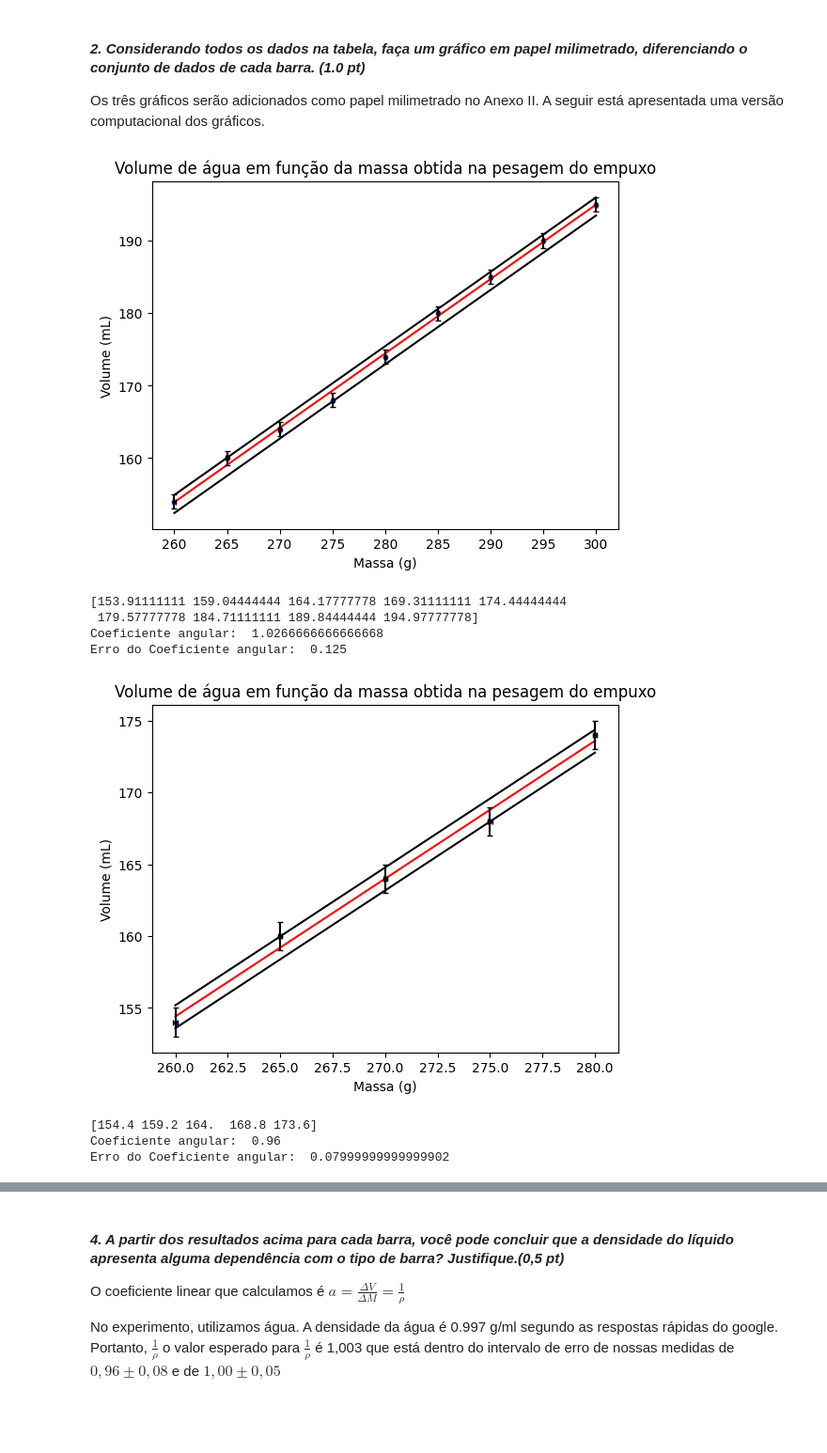
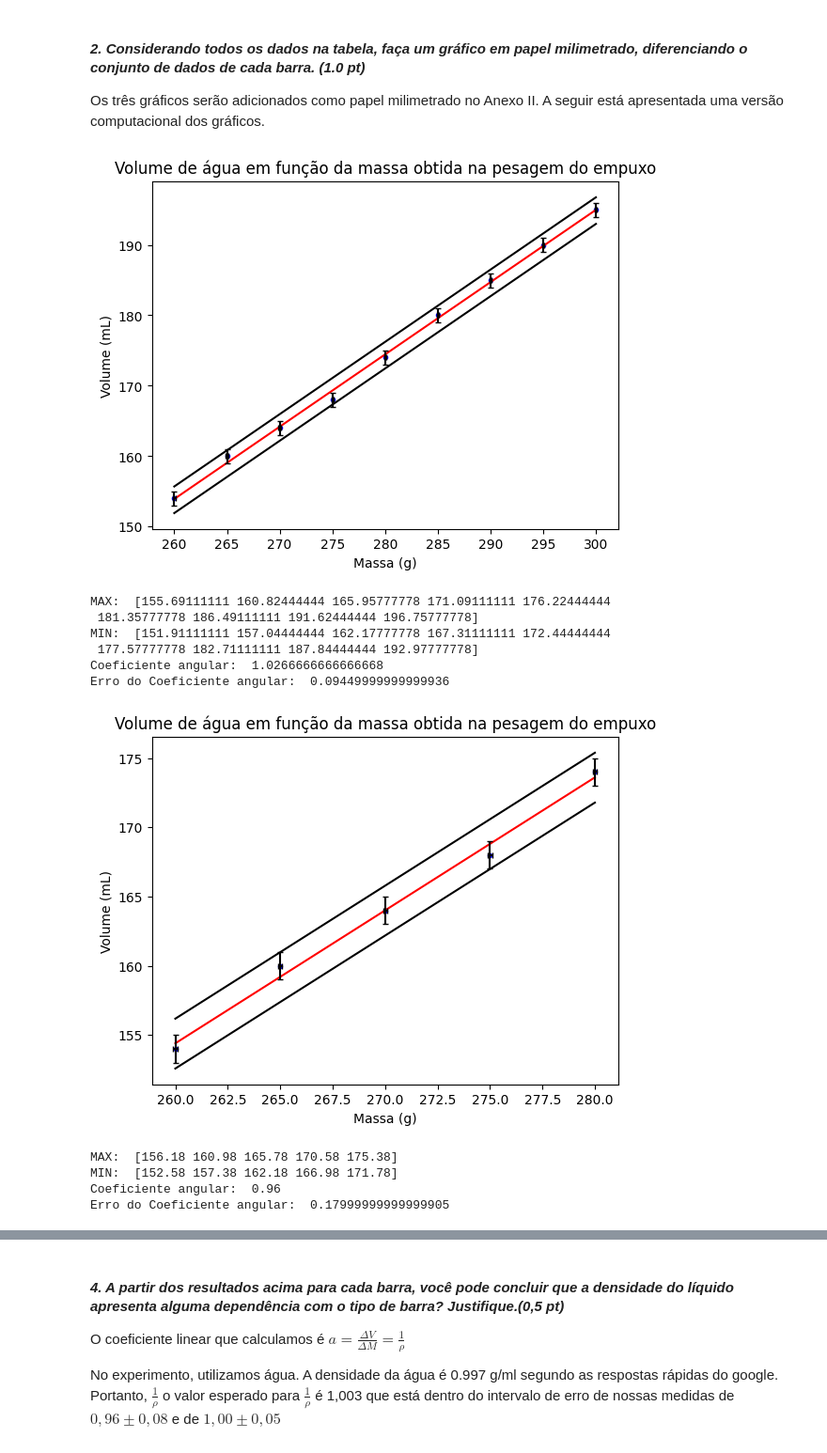
Before and after one commit to rubenskaiserman/Fisica_Experimental, a Jupyter notebook: empuxo.ipynb, the cells around one changed output, grey strips where cells are left out. Shown at 94% size. Cells and saved outputs as stored; diff of their text form; code cells hidden in the pictures; blank space fills up the shorter version.

```diff
--- a/empuxo.ipynb
+++ b/empuxo.ipynb
@@ -30,12 +30,13 @@ def graph_data(massas, volumes, erro_volume, erro_massa, upper_deviation, lower_
     plt.title('Volume de água em função da massa obtida na pesagem do empuxo')
     plt.show()
 
-    max_slope = (upperbound[-1] - lowerbound[0]) / 20
-    min_slope = (lowerbound[-1] - upperbound[0]) / 20
+    max_slope = (upperbound[-1] - lowerbound[0]) / ((len(massas) - 1) * 5)
+    min_slope = (lowerbound[-1] - upperbound[0]) / ((len(massas) - 1) * 5)
 
     erro_a = (max_slope - min_slope) / 2
 
-    print(expected)
+    print("MAX: ", upperbound)
+    print("MIN: ", lowerbound)
     print("Coeficiente angular: ",slope)
     print("Erro do Coeficiente angular: ", erro_a)
 # %% [markdown]
@@ -154,36 +163,39 @@ Os três gráficos serão adicionados como papel milimetrado no Anexo II. A segu
 # %%
 massas = [260, 265, 270, 275, 280, 285, 290, 295, 300]
 volumes = [154, 160, 164, 168, 174, 180, 185, 190, 195]
 
 erro_massa = [0.1] * 9
 erro_volume = [1] * 9
 
-graph_data(massas, volumes, erro_volume, erro_massa, upper_deviation=1, lower_deviation=1.5)
+graph_data(massas, volumes, erro_volume, erro_massa, upper_deviation=1.78, lower_deviation=2)
 
 # Achei que aqui o erro deveria ser menor do que na primeira metade. Talvez seja por causa do olhômetro
 
 massas = [260, 265, 270, 275, 280]
 volumes = [154, 160, 164, 168, 174]
 
 erro_massa = [0.1] * 5
 erro_volume = [1] * 5
 
-graph_data(massas, volumes, erro_volume, erro_massa, upper_deviation=0.78, lower_deviation=0.82)
+graph_data(massas, volumes, erro_volume, erro_massa, upper_deviation=1.78, lower_deviation=1.82)
 
 massas = [285, 290, 295, 300]
 volumes = [180, 185, 190, 195]
 
 erro_massa = [0.1] * len(massas)
 erro_volume = [1] * len(volumes)
 
-graph_data(massas, volumes, erro_volume, erro_massa, upper_deviation=0, lower_deviation=0)
+graph_data(massas, volumes, erro_volume, erro_massa, upper_deviation=1, lower_deviation=1)
 # %% [output]
-[figure, old version]
+[figure, new version]
-[153.91111111 159.04444444 164.17777778 169.31111111 174.44444444
- 179.57777778 184.71111111 189.84444444 194.97777778]
+MAX:  [155.69111111 160.82444444 165.95777778 171.09111111 176.22444444
+ 181.35777778 186.49111111 191.62444444 196.75777778]
+MIN:  [151.91111111 157.04444444 162.17777778 167.31111111 172.44444444
+ 177.57777778 182.71111111 187.84444444 192.97777778]
 Coeficiente angular:  1.0266666666666668
-Erro do Coeficiente angular:  0.125
+Erro do Coeficiente angular:  0.09449999999999936
-[figure, old version]
+[figure, new version]
-[154.4 159.2 164.  168.8 173.6]
+MAX:  [156.18 160.98 165.78 170.58 175.38]
+MIN:  [152.58 157.38 162.18 166.98 171.78]
 Coeficiente angular:  0.96
-Erro do Coeficiente angular:  0.07999999999999902
+Erro do Coeficiente angular:  0.17999999999999905
```
Also changed, not shown: parts of 6 cells of this notebook.
